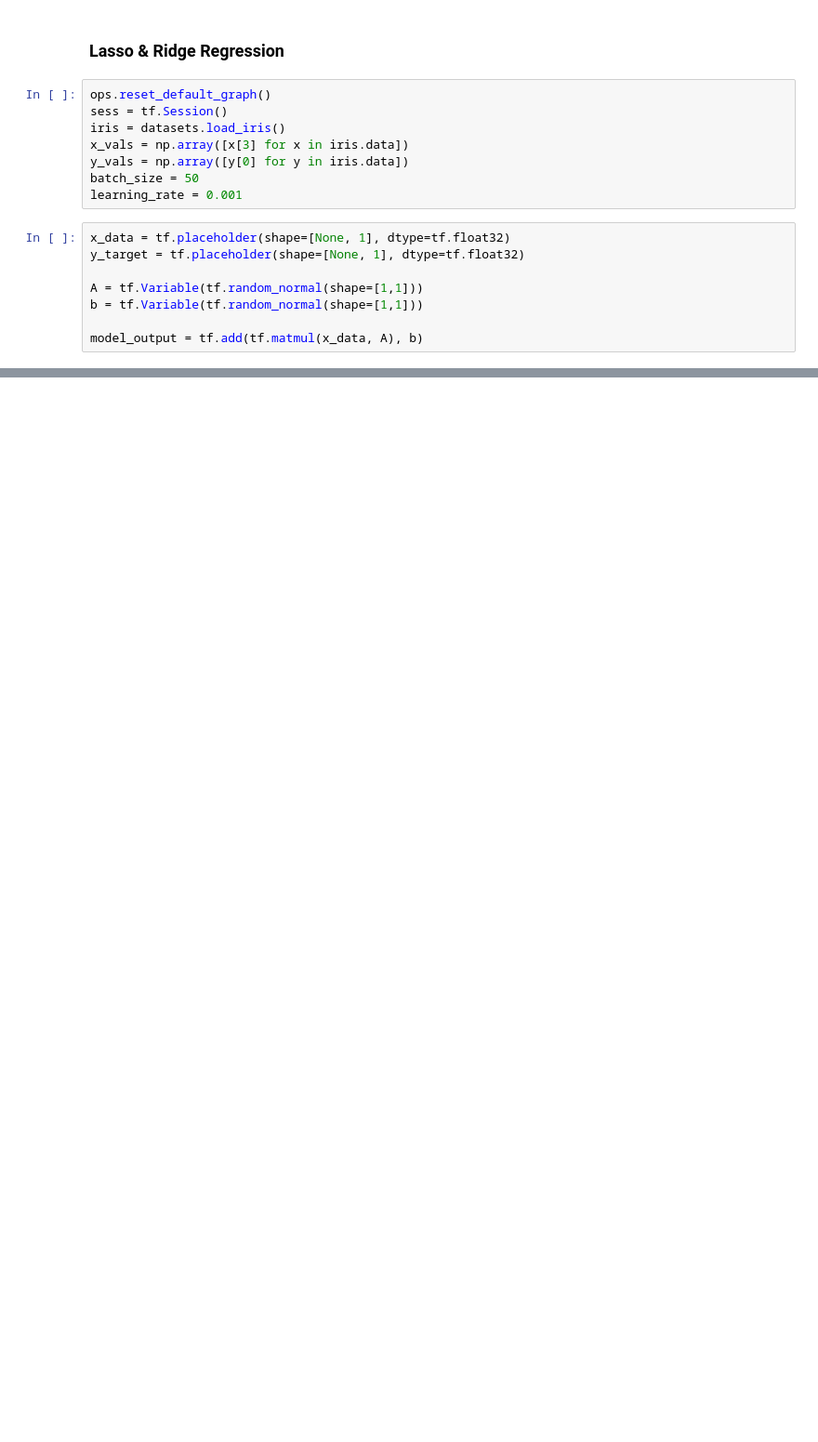
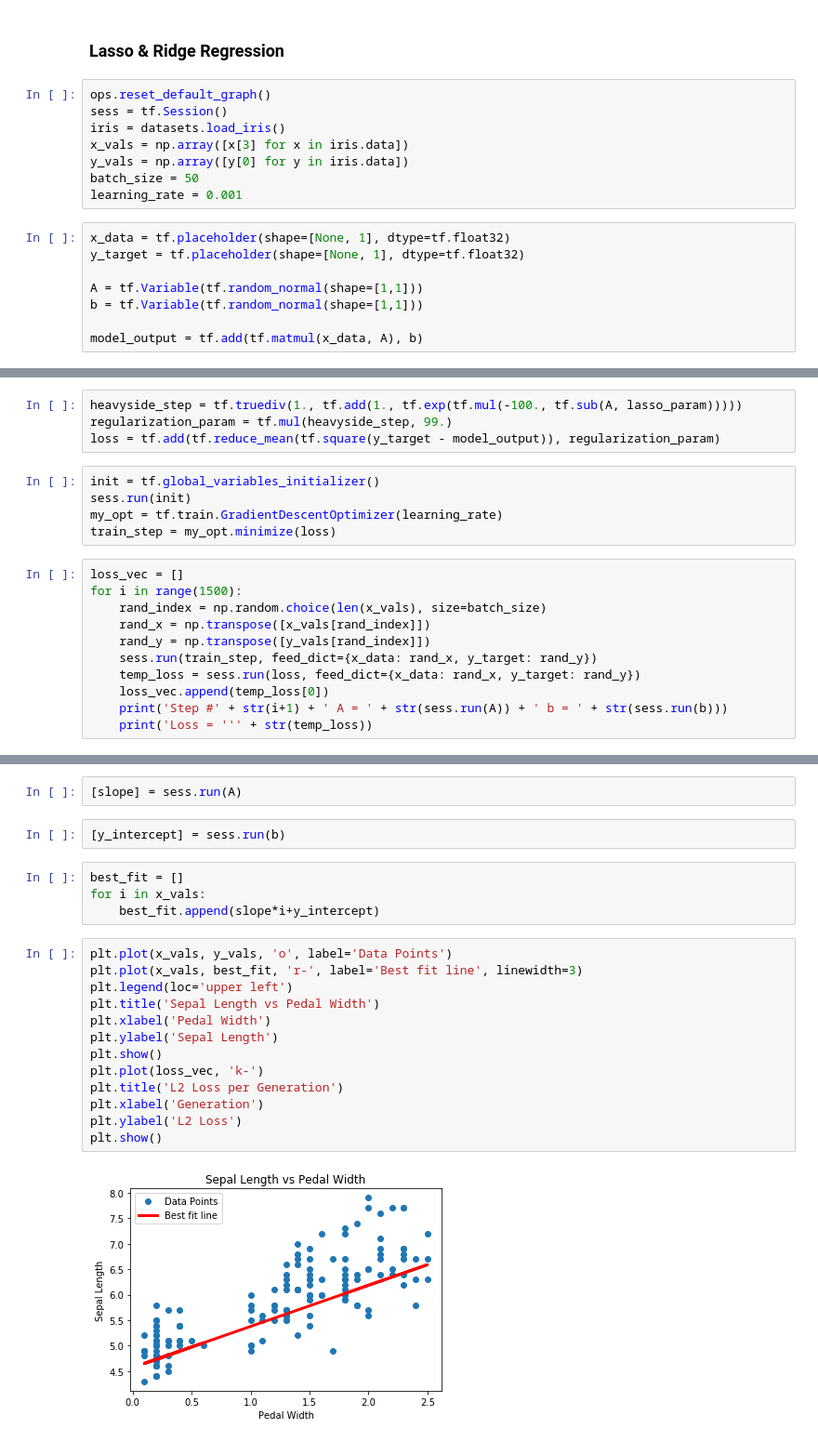
Before and after one commit to edyoda/tensorflow, a Jupyter notebook: 3. Linear Regression.ipynb, the cells around one changed output, grey strips where cells are left out. Shown at 93% size. Drawn from its saved outputs; the diff is of its cells as text; blank space fills up the shorter version.

```diff
--- a/3. Linear Regression.ipynb
+++ b/3. Linear Regression.ipynb
@@ -215,0 +238,20 @@ model_output = tf.add(tf.matmul(x_data, A), b)
+# %%
+heavyside_step = tf.truediv(1., tf.add(1., tf.exp(tf.mul(-100., tf.sub(A, lasso_param)))))
+regularization_param = tf.mul(heavyside_step, 99.)
+loss = tf.add(tf.reduce_mean(tf.square(y_target - model_output)), regularization_param)
+# %%
+init = tf.global_variables_initializer()
+sess.run(init)
+my_opt = tf.train.GradientDescentOptimizer(learning_rate)
+train_step = my_opt.minimize(loss)
+# %%
+loss_vec = []
+for i in range(1500):
+    rand_index = np.random.choice(len(x_vals), size=batch_size)
+    rand_x = np.transpose([x_vals[rand_index]])
+    rand_y = np.transpose([y_vals[rand_index]])
+    sess.run(train_step, feed_dict={x_data: rand_x, y_target: rand_y})
+    temp_loss = sess.run(loss, feed_dict={x_data: rand_x, y_target: rand_y})
+    loss_vec.append(temp_loss[0])
+    print('Step #' + str(i+1) + ' A = ' + str(sess.run(A)) + ' b = ' + str(sess.run(b)))
+    print('Loss = ''' + str(temp_loss))
@@ -215,0 +276,23 @@ model_output = tf.add(tf.matmul(x_data, A), b)
+# %%
+[slope] = sess.run(A)
+# %%
+[y_intercept] = sess.run(b)
+# %%
+best_fit = []
+for i in x_vals:
+    best_fit.append(slope*i+y_intercept)
+# %%
+plt.plot(x_vals, y_vals, 'o', label='Data Points')
+plt.plot(x_vals, best_fit, 'r-', label='Best fit line', linewidth=3)
+plt.legend(loc='upper left')
+plt.title('Sepal Length vs Pedal Width')
+plt.xlabel('Pedal Width')
+plt.ylabel('Sepal Length')
+plt.show()
+plt.plot(loss_vec, 'k-')
+plt.title('L2 Loss per Generation')
+plt.xlabel('Generation')
+plt.ylabel('L2 Loss')
+plt.show()
+# %% [output]
+[figure, added]
```
Also changed, not shown: parts of 10 cells of this notebook, 3 other files.
